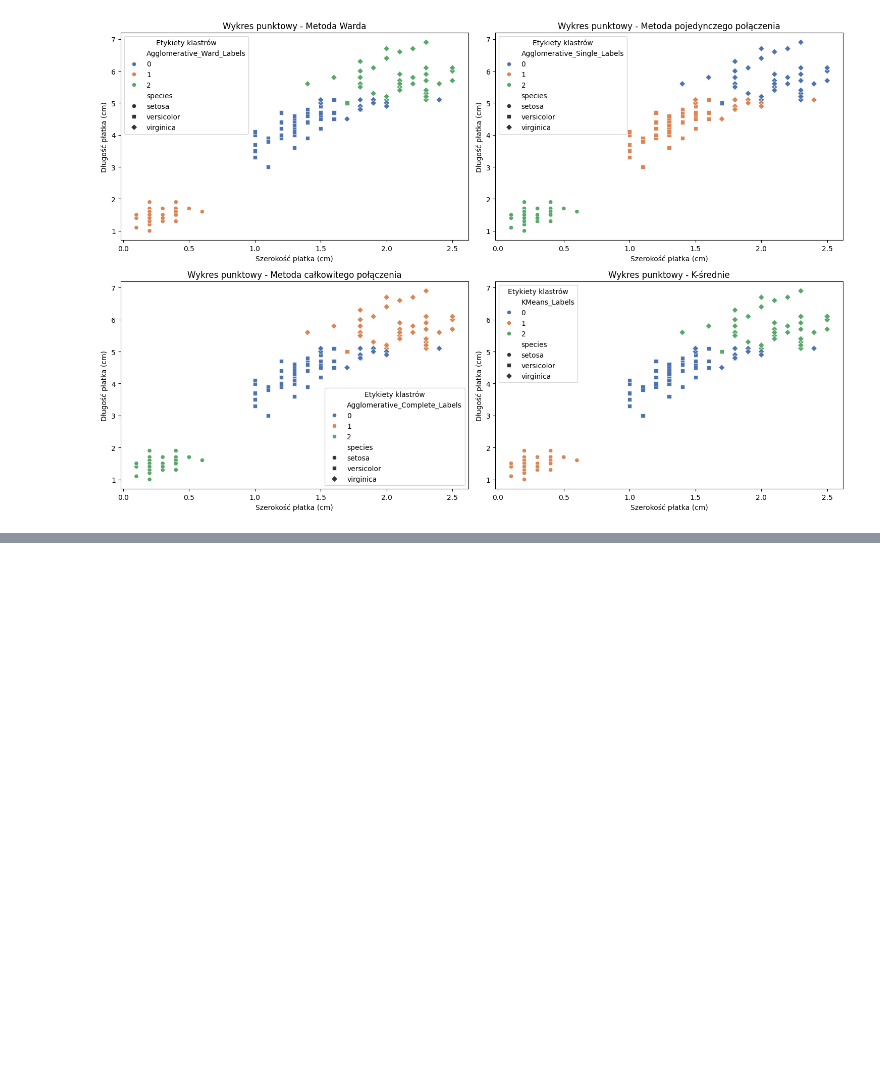
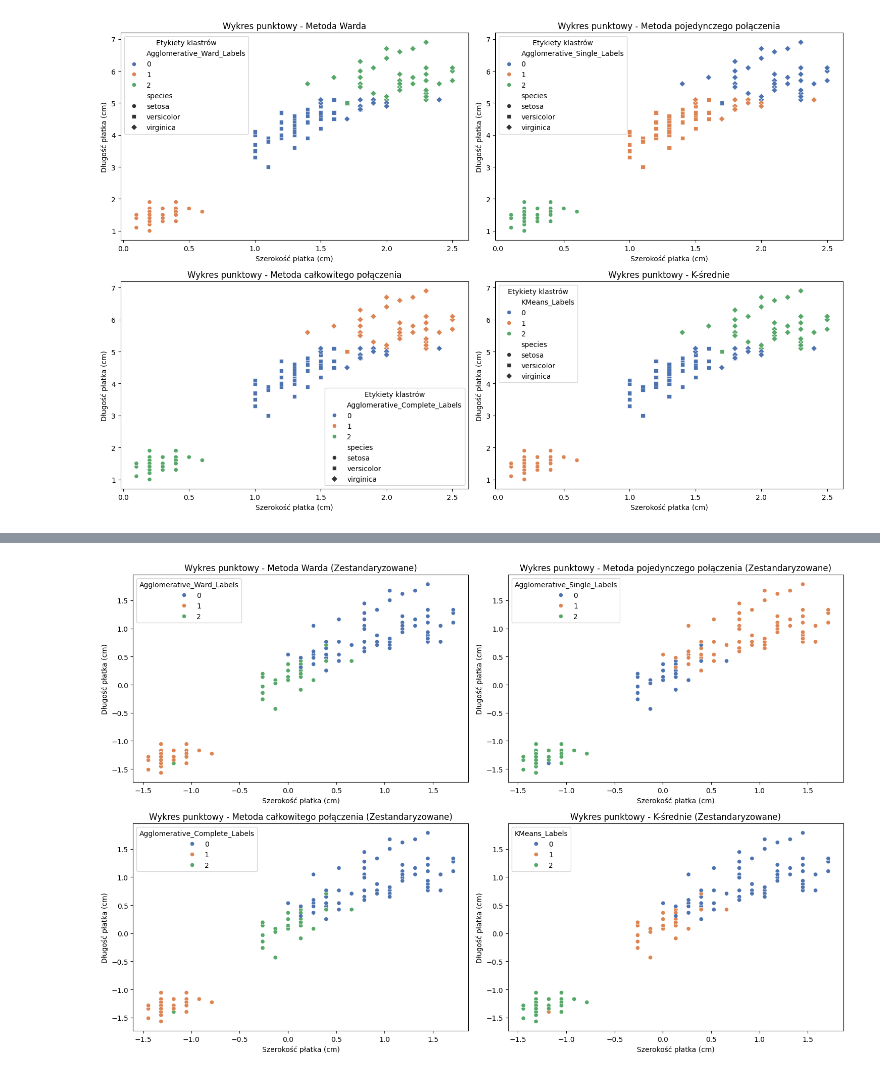
Before and after one commit to juliaduch/maszynowa_analiza_danych, a Jupyter notebook: Duch_Julia_LMAD_PSI_L4.ipynb, the cells around one changed output, grey strips where cells are left out. Cells and saved outputs as stored; diff of their text form; code cells hidden in the pictures; blank space fills up the shorter version.

```diff
--- a/Duch_Julia_LMAD_PSI_L4.ipynb
+++ b/Duch_Julia_LMAD_PSI_L4.ipynb
@@ -423,0 +426,11 @@ plt.show()
+# %%
+scaler = StandardScaler()
+df_iris_std = pd.DataFrame(scaler.fit_transform(df_iris), columns=df_iris.columns)
+print("\nZestandaryzowany zbiór danych df_iris_std:")
+print(df_iris_std.head())
+
+# 2.8
+scaler_minmax = MinMaxScaler()
+df_iris_norm = pd.DataFrame(scaler_minmax.fit_transform(df_iris), columns=df_iris.columns)
+print("\nZnormalizowany zbiór danych df_iris_norm:")
+print(df_iris_norm.head())
@@ -423,0 +453,54 @@ plt.show()
+# %%
+n_clusters = 3
+
+# Klastrowanie aglomeracyjne - metoda Warda
+agglom_ward_std = AgglomerativeClustering(n_clusters=n_clusters, linkage='ward')
+df_iris_std['Agglomerative_Ward_Labels'] = agglom_ward_std.fit_predict(df_iris_std)
+
+# Klastrowanie aglomeracyjne - metoda pojedynczego połączenia
+agglom_single_std = AgglomerativeClustering(n_clusters=n_clusters, linkage='single')
+df_iris_std['Agglomerative_Single_Labels'] = agglom_single_std.fit_predict(df_iris_std)
+
+# Klastrowanie aglomeracyjne - metoda całkowitego połączenia
+agglom_complete_std = AgglomerativeClustering(n_clusters=n_clusters, linkage='complete')
+df_iris_std['Agglomerative_Complete_Labels'] = agglom_complete_std.fit_predict(df_iris_std)
+
+# Klastrowanie k-średnich
+kmeans_std = KMeans(n_clusters=n_clusters, random_state=42)
+df_iris_std['KMeans_Labels'] = kmeans_std.fit_predict(df_iris_std)
+
+# Wykresy punktowe dla danych zestandaryzowanych
+plt.figure(figsize=(15, 10))
+
+# Wykres dla metody Warda
+plt.subplot(2, 2, 1)
+sns.scatterplot(data=df_iris_std, x='petal_width', y='petal_length', hue='Agglomerative_Ward_Labels', palette='deep')
+plt.title('Wykres punktowy - Metoda Warda (Zestandaryzowane)')
+plt.xlabel('Szerokość płatka (cm)')
+plt.ylabel('Długość płatka (cm)')
+
+# Wykres dla metody pojedynczego połączenia
+plt.subplot(2, 2, 2)
+sns.scatterplot(data=df_iris_std, x='petal_width', y='petal_length', hue='Agglomerative_Single_Labels', palette='deep')
+plt.title('Wykres punktowy - Metoda pojedynczego połączenia (Zestandaryzowane)')
+plt.xlabel('Szerokość płatka (cm)')
+plt.ylabel('Długość płatka (cm)')
+
+# Wykres dla metody całkowitego połączenia
+plt.subplot(2, 2, 3)
+sns.scatterplot(data=df_iris_std, x='petal_width', y='petal_length', hue='Agglomerative_Complete_Labels', palette='deep')
+plt.title('Wykres punktowy - Metoda całkowitego połączenia (Zestandaryzowane)')
+plt.xlabel('Szerokość płatka (cm)')
+plt.ylabel('Długość płatka (cm)')
+
+# Wykres dla k-średnich
+plt.subplot(2, 2, 4)
+sns.scatterplot(data=df_iris_std, x='petal_width', y='petal_length', hue='KMeans_Labels', palette='deep')
+plt.title('Wykres punktowy - K-średnie (Zestandaryzowane)')
+plt.xlabel('Szerokość płatka (cm)')
+plt.ylabel('Długość płatka (cm)')
+
+plt.tight_layout()
+plt.show()
+# %% [output]
+[figure, added]
```
Also changed, not shown: parts of 4 cells of this notebook.
